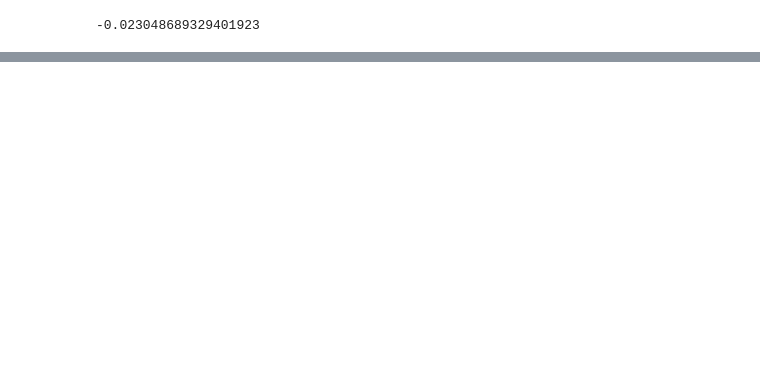
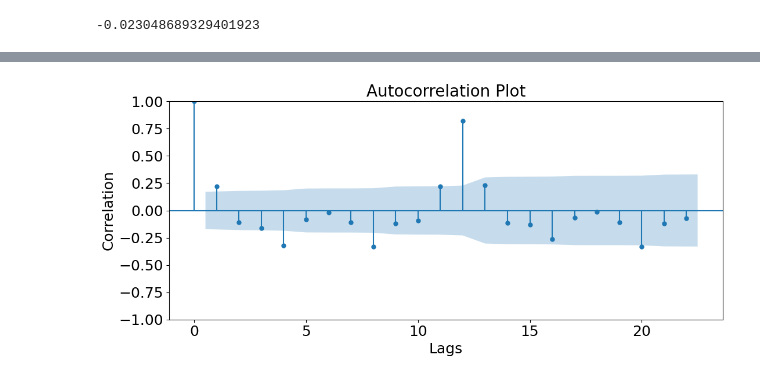
Before and after one commit to anmar36a/Data-Analysis, a Jupyter notebook: Time_Series_Analysis_Tools.ipynb, the cells around one changed output, grey strips where cells are left out. Drawn from its saved outputs; the diff is of its cells as text; code cells hidden in the pictures; blank space fills up the shorter version.

```diff
--- a/Time_Series_Analysis_Tools.ipynb
+++ b/Time_Series_Analysis_Tools.ipynb
@@ -120,3 +120,14 @@ plotting(title='Airline Passengers', data=data, x='Month',
          y='Passenger_Diff_Log', x_label='Date', y_label='Passenger<br>Log and Difference')
 # %% [output]
 [interactive output not drawn]
+# %%
+# Import packages
+from scipy.stats import boxcox
+
+# Make the target stationary
+data['Passengers_boxcox'], lam = boxcox(data['#Passengers'])
+data["Passenger_stationary"] = data["Passengers_boxcox"].diff()
+data.dropna(inplace=True)
+
+plotting(title='Airline Passengers', data=data, x='Month',
+         y='Passenger_stationary', x_label='Date', y_label='Passengers Stationary')
@@ -328,0 +470,15 @@ plot_func(adjusted_forecasts,  "Holt-Winters Exponential Smoothing")
+# %%
+from statsmodels.graphics.tsaplots import plot_acf
+
+# Plot autocorrelation
+plt.rc("figure", figsize=(11,5))
+plot_acf(data['Passenger_stationary'])
+plt.xlabel('Lags', fontsize=18)
+plt.ylabel('Correlation', fontsize=18)
+plt.xticks(fontsize=18)
+plt.yticks(fontsize=18)
+plt.title('Autocorrelation Plot', fontsize=20)
+plt.tight_layout()
+plt.show()
+# %% [output]
+[figure, added]
```
Also changed, not shown: parts of 36 cells of this notebook.
